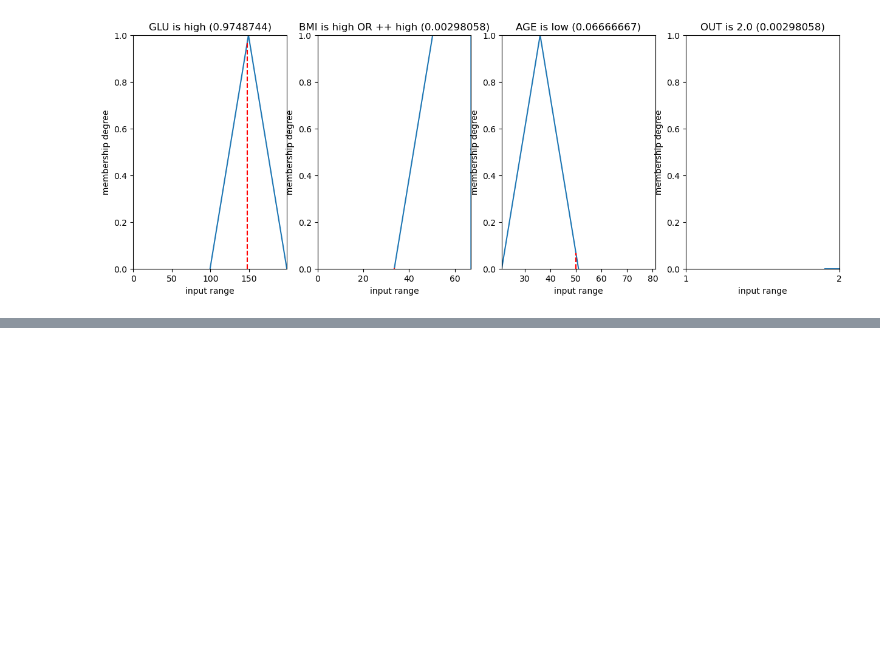
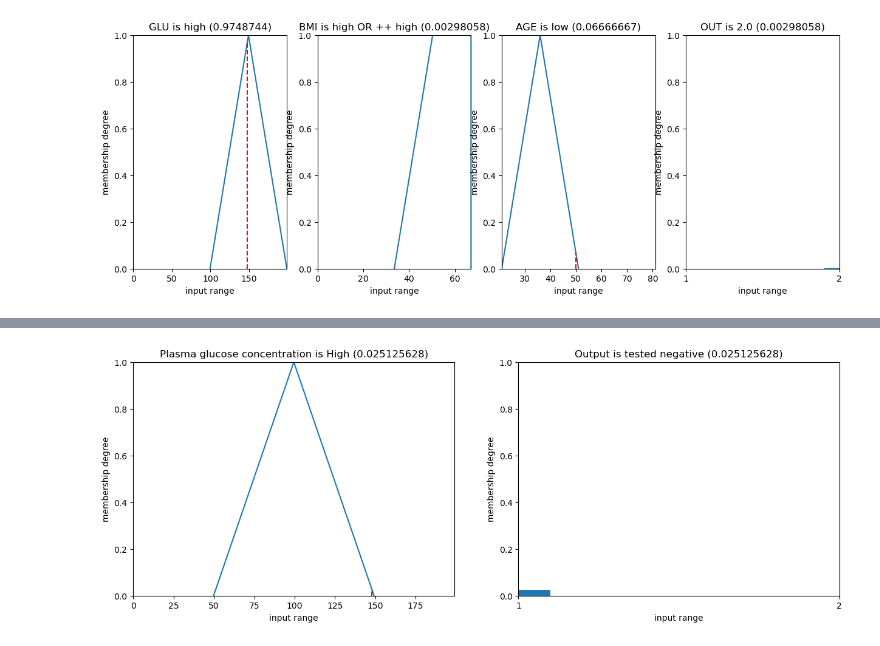
Before and after one commit to hugogs7/TXAI, a Jupyter notebook: TXAI_I2_EXFS.ipynb, the cells around one changed output, grey strips where cells are left out. Saved outputs shown, nothing was run; the diff lists cells and outputs as text; code cells hidden in the pictures; blank space fills up the shorter version.

```diff
--- a/TXAI_I2_EXFS.ipynb
+++ b/TXAI_I2_EXFS.ipynb
@@ -1122,0 +1134,95 @@ Regarding whether we would prefer this alternative to the SHAP/visual approaches
+# %%
+# --- EXERCISE: COMPLEX MODEL (GLOBAL & COUNTERFACTUAL EXPLANATIONS) ---
+import os
+import matplotlib.pyplot as plt
+
+# 1. File names configuration
+fis_filename = "PIMA.jfml.xml"
+json_filename = "PIMA.txt.json"
+target_col_dataset = "Diabetes" # Real name in the PIMA dataset
+target_col_fis = "Output"       # Name in the new GUAJE model
+
+if not os.path.exists(fis_filename) or not os.path.exists(json_filename):
+    print(f"Error: Make sure '{fis_filename}' and '{json_filename}' are in the current directory.")
+else:
+    # 2. Load the complex FIS
+    pima_complex_fis = Py4jfml.load(fis_filename)
+
+    # ==========================================================
+    # GLOBAL EXPLANATION
+    # ==========================================================
+    print("==================================================")
+    print(" GLOBAL EXPLANATION (COMPLEX KNOWLEDGE BASE)")
+    print("==================================================")
+    print(pima_complex_fis)
+
+    # ==========================================================
+    # PATIENT PREPARATION (Local Explanation)
+    # ==========================================================
+    ins_id = 0  # Target instance ID
+
+    values = []
+    names = []
+
+    # Collect variables and assign values from pima_df
+    vars = pima_complex_fis.getVariables()
+    for v in vars:
+        var_name = v.getName()
+        names.append(var_name)
+
+        # Map 'Output' back to 'Diabetes' to find it in the dataframe
+        df_col_name = target_col_dataset if var_name == target_col_fis else var_name
+
+        # Get the value for the specific row from the DataFrame
+        val = float(pima_df.iloc[ins_id][df_col_name])
+        values.append(val)
+        v.setValue(val)
+
+    # 3. Evaluate the system
+    pima_complex_fis.evaluate()
+
+    # Get the inference result and the true class
+    out_var = pima_complex_fis.getVariable(target_col_fis)
+    if out_var is None: out_var = pima_complex_fis.getVariables()[-1]
+
+    trueClass = pima_df.iloc[ins_id][target_col_dataset]
+
+    # ==========================================================
+    # LOCAL EXPLANATION (Plotting)
+    # ==========================================================
+    print("\nINFERENCE AS WE WERE DOING PREVIOUSLY\n")
+    print(f'For instance {ins_id}:')
+
+    features_str = "; ".join(f"{var.getName()} = {var.getValue()}" for var in vars if var.getName() != target_col_fis)
+    print(f'\tFeatures: {features_str}')
+    print(f'\tReal output class ---> {str(trueClass)}')
+    print(f'\tInferred class ---> {str(out_var.getValue())}')
+
+    if round(float(trueClass)) == round(float(out_var.getValue())):
+        print("\tCorrect inference!")
+    else:
+        print("\tIncorrect inference!")
+
+    # Plot active rules
+    plt.rcParams['figure.figsize'] = [20, 10]
+    plot_fuzzy_rules(pima_complex_fis, True)
+    plt.show()
+
+    # ==========================================================
+    # COUNTERFACTUAL EXPLANATIONS (FCFEXPGEN)
+    # ==========================================================
+    print("\nINFERENCE AND EXPLANATION BY FCFEXPGEN\n")
+
+    try:
+        # Use absolute paths to prevent backend file location errors
+        generate_counterfactuals(
+            values,
+            names,
+            true_class=str(float(trueClass)),
+            xml_filename=os.path.abspath(fis_filename),
+            json_filename=os.path.abspath(json_filename),
+            linguistic_terms_known=True
+        )
+    except Exception as e:
+        print(f"Error generating counterfactuals: {e}")
+# %% [output]
@@ -1122,0 +1246 @@ Regarding whether we would prefer this alternative to the SHAP/visual approaches
+[figure, added]
```
Also changed, not shown: parts of 6 cells of this notebook.
